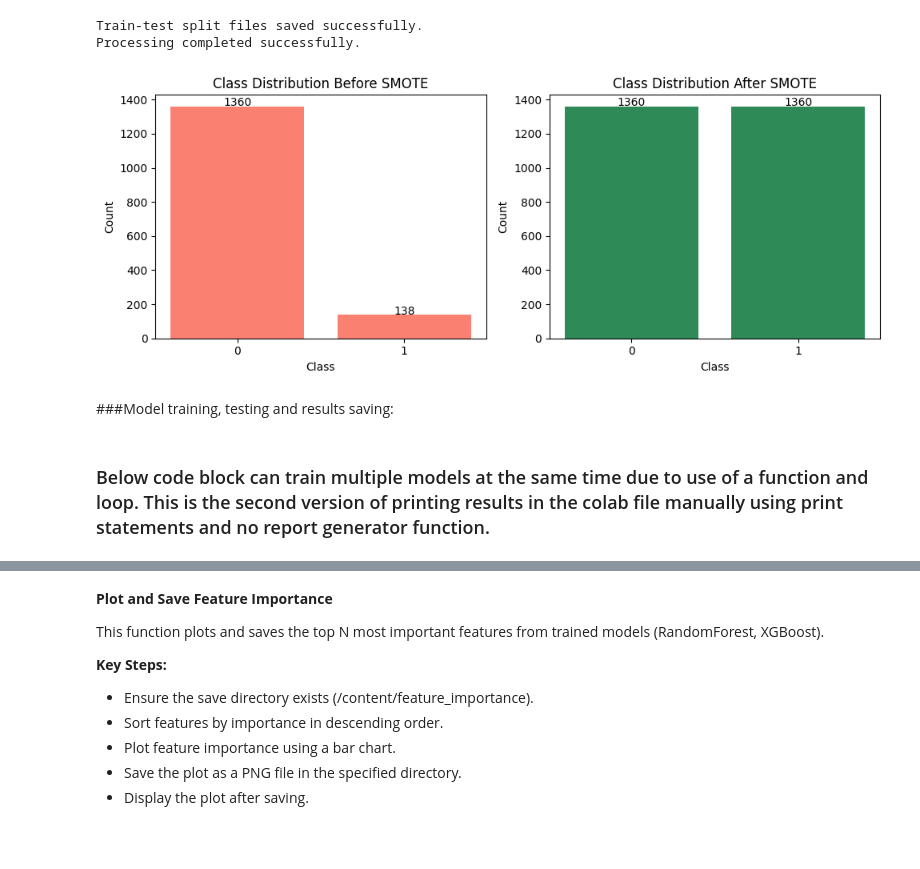
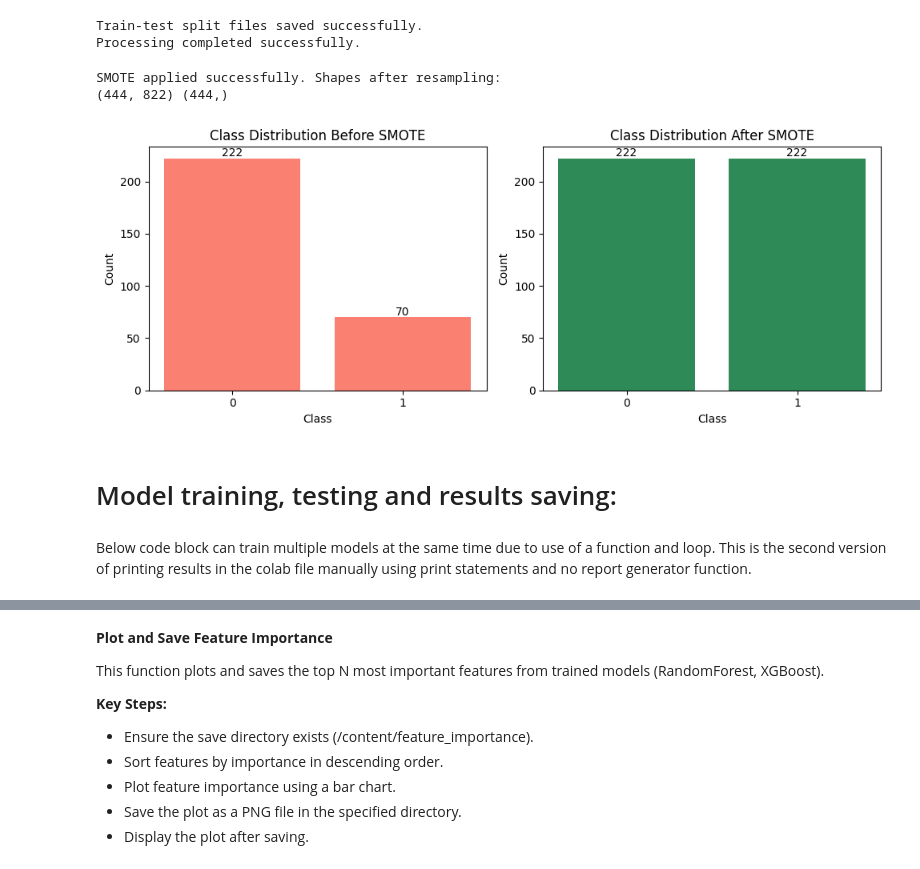
Before and after one commit to praneeth-bojanala5/realitystream, a Jupyter notebook: models/Run-Models-bkup.ipynb, the cells around one changed output, grey strips where cells are left out. Saved outputs shown, nothing was run; the diff lists cells and outputs as text; code cells hidden in the pictures; blank space fills up the shorter version.

```diff
--- a/models/Run-Models-bkup.ipynb
+++ b/models/Run-Models-bkup.ipynb
@@ -947,7 +1419,7 @@ missing_values_distribution(X_total)
 def fill_na(dataframe):
     dataframe = dataframe.fillna(0)
     return dataframe
-X_total=fill_na(X_total)
+# X_total=fill_na(X_total)
 # %%
 def select_columns(dataframe, prefixes_to_exclude=None, name_to_exclude=None):
     # Filter columns based on exclusion prefixes
@@ -964,6 +1436,8 @@ def select_columns(dataframe, prefixes_to_exclude=None, name_to_exclude=None):
 
 
 X_total = select_columns(X_total, prefixes_to_exclude=['Est', 'Pay'], name_to_exclude='Name')
+###Xucen Liao, due to the high correlation between PercentUrban and Population, exclude PercentUrban
+X_total = select_columns(X_total, prefixes_to_exclude=['Est', 'Pay'], name_to_exclude='PercentUrban')
 X_total.columns
 # %% [output]
 Index(['Fips', 'Population', 'Longitude', 'Latitude', 'Km2', 'UrbanDensity',
@@ -1176,32 +1707,57 @@ X_train_smote, y_train_smote = smote.fit_resample(X_train, y_train)
+# %%
+from imblearn.over_sampling import SMOTE
+
+# Fill NaNs in X_train
+X_train_filled = X_train.fillna(0)
+
+# Convert to pandas and numpy before SMOTE
+X_train_filled_pd = X_train_filled.to_pandas()
+y_train_np = cp.asnumpy(y_train)
+
+# Apply SMOTE
+smote = SMOTE(random_state=42)
+X_train_smote_pd, y_train_smote_np = smote.fit_resample(X_train_filled_pd, y_train_np)
+
+# Convert back to GPU
+X_train_smote = cudf.DataFrame.from_pandas(X_train_smote_pd)
+y_train_smote = cp.asarray(y_train_smote_np)
+
+print("SMOTE applied successfully. Shapes after resampling:")
+print(X_train_smote.shape, y_train_smote.shape)
+# %% [output]
+SMOTE applied successfully. Shapes after resampling:
+(444, 822) (444,)
 # %%
-# Count before SMOTE
-before_counts = y_train.value_counts().sort_index()
-after_counts = y_train_smote.value_counts().sort_index()
+import matplotlib.pyplot as plt
+
+# Count before and after SMOTE
+before_counts = pd.Series(cp.asnumpy(y_train)).value_counts().sort_index()
+after_counts = pd.Series(cp.asnumpy(y_train_smote)).value_counts().sort_index()
 
 # Plot
 fig, axes = plt.subplots(1, 2, figsize=(10, 4))
 
 # Before SMOTE
 axes[0].bar(before_counts.index.astype(str), before_counts.values, color='salmon')
 axes[0].set_title("Class Distribution Before SMOTE")
 axes[0].set_xlabel("Class")
 axes[0].set_ylabel("Count")
 for i, v in enumerate(before_counts.values):
     axes[0].text(i, v + 2, str(v), ha='center')
 
 # After SMOTE
 axes[1].bar(after_counts.index.astype(str), after_counts.values, color='seagreen')
 axes[1].set_title("Class Distribution After SMOTE")
 axes[1].set_xlabel("Class")
 axes[1].set_ylabel("Count")
 for i, v in enumerate(after_counts.values):
     axes[1].text(i, v + 2, str(v), ha='center')
 
 plt.tight_layout()
 plt.show()
 # %% [output]
-[figure, old version]
+[figure, new version]
 # %% [markdown]
-###Model training, testing and results saving:
+# Model training, testing and results saving:
 # %% [markdown]
-### Below code block can train multiple models at the same time due to use of a function and loop. This is the second version of printing results in the colab file manually using print statements and no report generator function.
+Below code block can train multiple models at the same time due to use of a function and loop. This is the second version of printing results in the colab file manually using print statements and no report generator function.
```
Also changed, not shown: parts of 81 cells of this notebook, 3 other files.
